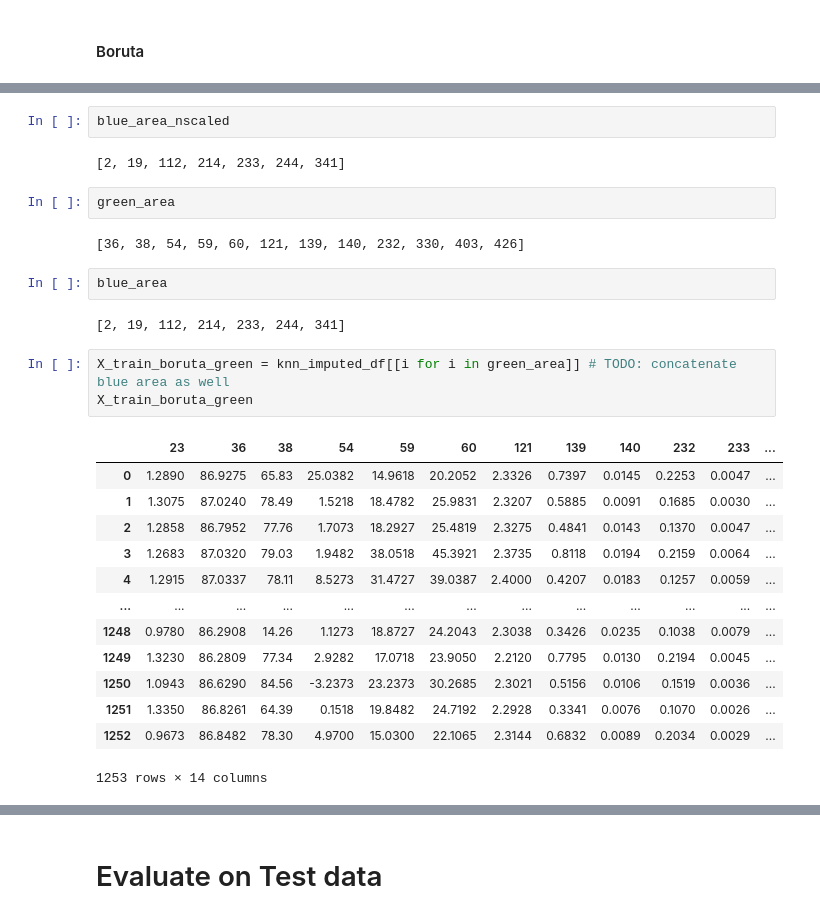
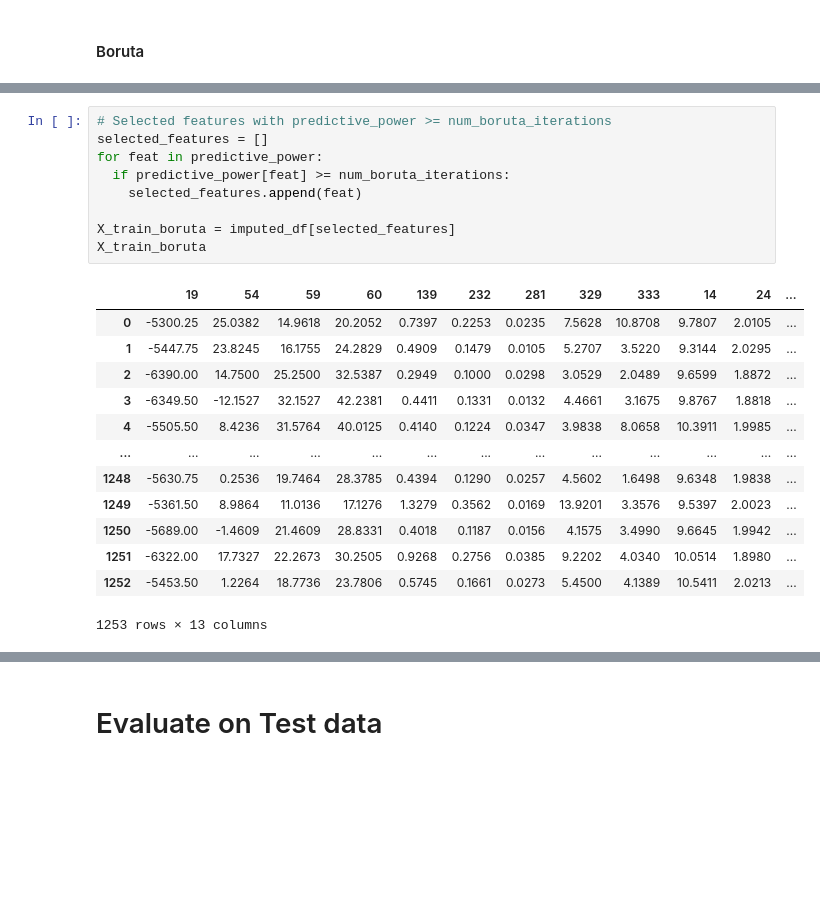
Before and after one commit to Himanshu-Dharma/secom_mpmd, a Jupyter notebook: Team_2_SECOM_Pres_2_(Michael).ipynb, the cells around one changed output, grey strips where cells are left out. Cells and saved outputs as stored; diff of their text form; blank space fills up the shorter version.

```diff
--- a/Team_2_SECOM_Pres_2_(Michael).ipynb
+++ b/Team_2_SECOM_Pres_2_(Michael).ipynb
@@ -499,29 +395,23 @@ knn_imputed_df
-# %%
-blue_area_nscaled
-# %% [output]
-[2, 19, 112, 214, 233, 244, 341]
 # %%
-green_area
+# Selected features with predictive_power >= num_boruta_iterations
+selected_features = []
+for feat in predictive_power:
+  if predictive_power[feat] >= num_boruta_iterations:
+    selected_features.append(feat)
+
+X_train_boruta = imputed_df[selected_features]
+X_train_boruta
 # %% [output]
+|  | 19 | 54 | 59 | 60 | 139 | 232 | 281 | 329 | 333 | 14 | 24 | ... |
+| 0 | -5300.25 | 25.0382 | 14.9618 | 20.2052 | 0.7397 | 0.2253 | 0.0235 | 7.5628 | 10.8708 | 9.7807 | 2.0105 | ... |
+| 1 | -5447.75 | 23.8245 | 16.1755 | 24.2829 | 0.4909 | 0.1479 | 0.0105 | 5.2707 | 3.5220 | 9.3144 | 2.0295 | ... |
+| 2 | -6390.00 | 14.7500 | 25.2500 | 32.5387 | 0.2949 | 0.1000 | 0.0298 | 3.0529 | 2.0489 | 9.6599 | 1.8872 | ... |
+| 3 | -6349.50 | -12.1527 | 32.1527 | 42.2381 | 0.4411 | 0.1331 | 0.0132 | 4.4661 | 3.1675 | 9.8767 | 1.8818 | ... |
+| 4 | -5505.50 | 8.4236 | 31.5764 | 40.0125 | 0.4140 | 0.1224 | 0.0347 | 3.9838 | 8.0658 | 10.3911 | 1.9985 | ... |
+| ... | ... | ... | ... | ... | ... | ... | ... | ... | ... | ... | ... | ... |
+| 1248 | -5630.75 | 0.2536 | 19.7464 | 28.3785 | 0.4394 | 0.1290 | 0.0257 | 4.5602 | 1.6498 | 9.6348 | 1.9838 | ... |
+| 1249 | -5361.50 | 8.9864 | 11.0136 | 17.1276 | 1.3279 | 0.3562 | 0.0169 | 13.9201 | 3.3576 | 9.5397 | 2.0023 | ... |
+| 1250 | -5689.00 | -1.4609 | 21.4609 | 28.8331 | 0.4018 | 0.1187 | 0.0156 | 4.1575 | 3.4990 | 9.6645 | 1.9942 | ... |
+| 1251 | -6322.00 | 17.7327 | 22.2673 | 30.2505 | 0.9268 | 0.2756 | 0.0385 | 9.2202 | 4.0340 | 10.0514 | 1.8980 | ... |
+| 1252 | -5453.50 | 1.2264 | 18.7736 | 23.7806 | 0.5745 | 0.1661 | 0.0273 | 5.4500 | 4.1389 | 10.5411 | 2.0213 | ... |
-[36, 38, 54, 59, 60, 121, 139, 140, 232, 330, 403, 426]
+1253 rows × 13 columns
-# %%
-blue_area
-# %% [output]
-[2, 19, 112, 214, 233, 244, 341]
-# %%
-X_train_boruta_green = knn_imputed_df[[i for i in green_area]] # TODO: concatenate blue area as well
-X_train_boruta_green
-# %% [output]
-|  | 23 | 36 | 38 | 54 | 59 | 60 | 121 | 139 | 140 | 232 | 233 | ... |
-| 0 | 1.2890 | 86.9275 | 65.83 | 25.0382 | 14.9618 | 20.2052 | 2.3326 | 0.7397 | 0.0145 | 0.2253 | 0.0047 | ... |
-| 1 | 1.3075 | 87.0240 | 78.49 | 1.5218 | 18.4782 | 25.9831 | 2.3207 | 0.5885 | 0.0091 | 0.1685 | 0.0030 | ... |
-| 2 | 1.2858 | 86.7952 | 77.76 | 1.7073 | 18.2927 | 25.4819 | 2.3275 | 0.4841 | 0.0143 | 0.1370 | 0.0047 | ... |
-| 3 | 1.2683 | 87.0320 | 79.03 | 1.9482 | 38.0518 | 45.3921 | 2.3735 | 0.8118 | 0.0194 | 0.2159 | 0.0064 | ... |
-| 4 | 1.2915 | 87.0337 | 78.11 | 8.5273 | 31.4727 | 39.0387 | 2.4000 | 0.4207 | 0.0183 | 0.1257 | 0.0059 | ... |
-| ... | ... | ... | ... | ... | ... | ... | ... | ... | ... | ... | ... | ... |
-| 1248 | 0.9780 | 86.2908 | 14.26 | 1.1273 | 18.8727 | 24.2043 | 2.3038 | 0.3426 | 0.0235 | 0.1038 | 0.0079 | ... |
-| 1249 | 1.3230 | 86.2809 | 77.34 | 2.9282 | 17.0718 | 23.9050 | 2.2120 | 0.7795 | 0.0130 | 0.2194 | 0.0045 | ... |
-| 1250 | 1.0943 | 86.6290 | 84.56 | -3.2373 | 23.2373 | 30.2685 | 2.3021 | 0.5156 | 0.0106 | 0.1519 | 0.0036 | ... |
-| 1251 | 1.3350 | 86.8261 | 64.39 | 0.1518 | 19.8482 | 24.7192 | 2.2928 | 0.3341 | 0.0076 | 0.1070 | 0.0026 | ... |
-| 1252 | 0.9673 | 86.8482 | 78.30 | 4.9700 | 15.0300 | 22.1065 | 2.3144 | 0.6832 | 0.0089 | 0.2034 | 0.0029 | ... |
-1253 rows × 14 columns
```
Also changed, not shown: parts of 42 cells of this notebook.
